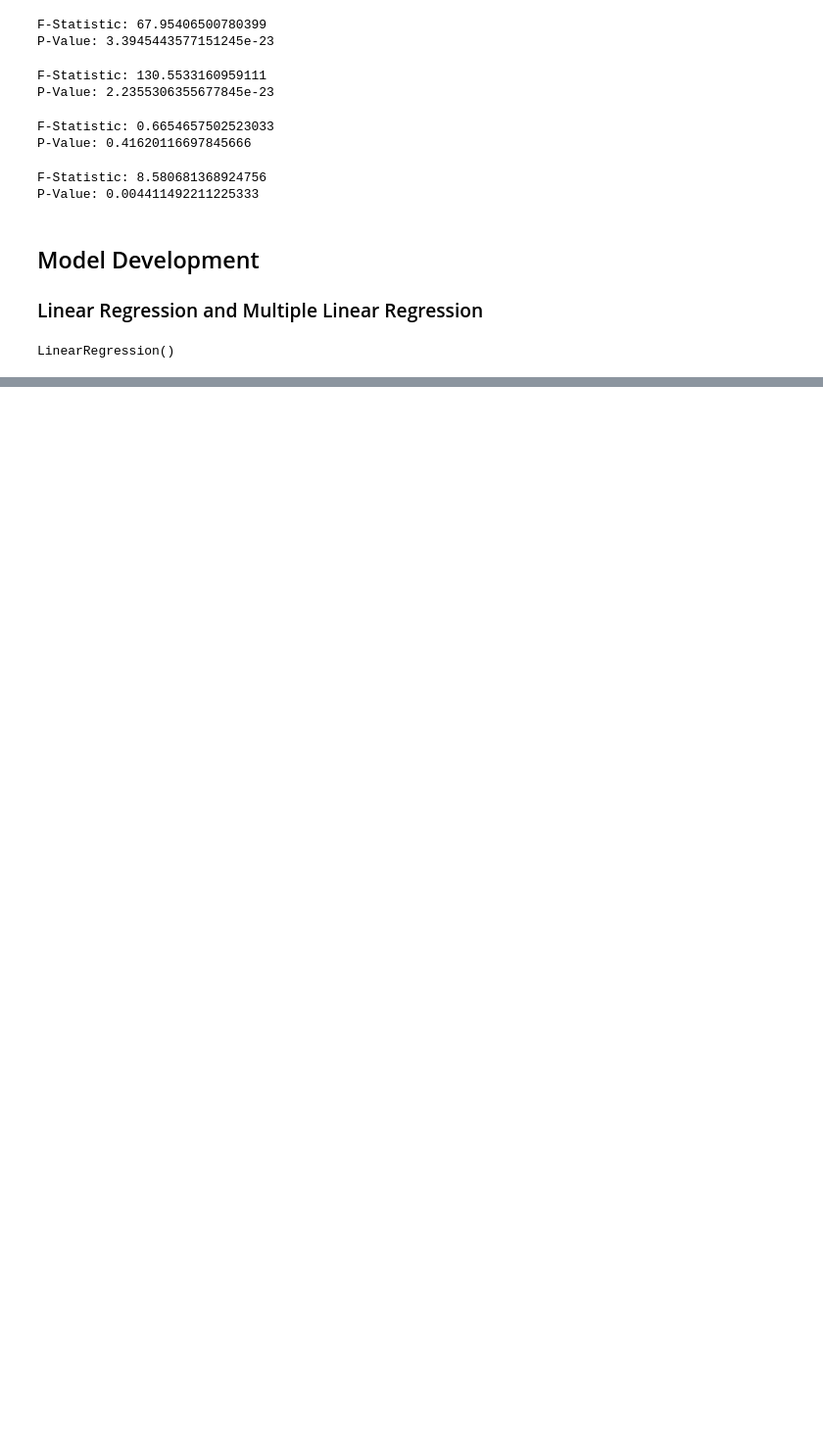
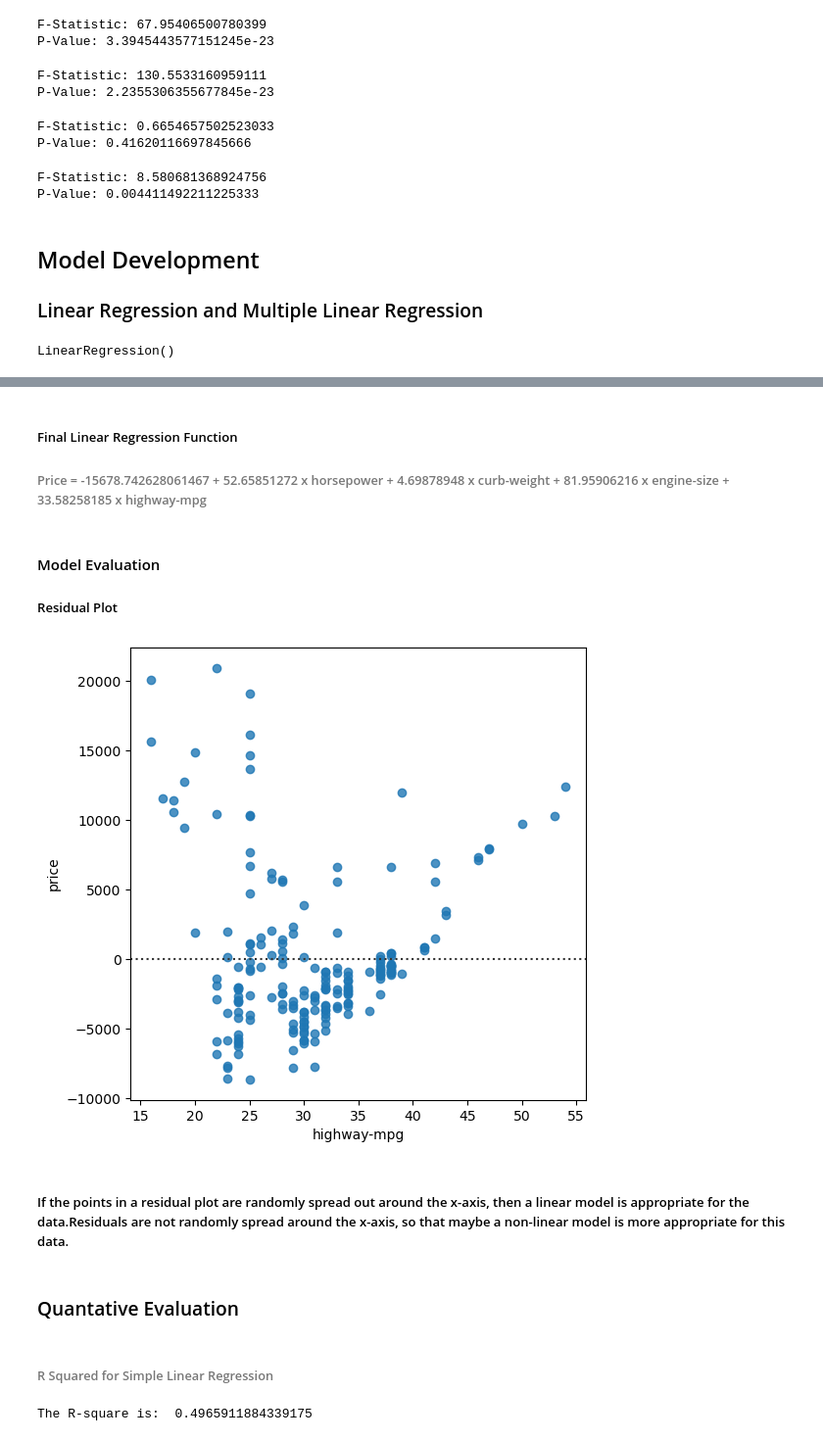
Before and after one commit to thanuja-vitha/PythonProjects, a Jupyter notebook: PredictUsedCarPrice.ipynb, the cells around one changed output, grey strips where cells are left out. Shown at 98% size. Saved outputs shown, nothing was run; the diff lists cells and outputs as text; code cells hidden in the pictures; blank space fills up the shorter version.

```diff
--- a/PredictUsedCarPrice.ipynb
+++ b/PredictUsedCarPrice.ipynb
@@ -478,0 +537,20 @@ Price = -7963.34 + 166.86 x engine-size
+# %% [markdown]
+##### Final Linear Regression  Function
+###### Price = -15678.742628061467 + 52.65851272 x horsepower + 4.69878948 x curb-weight + 81.95906216 x engine-size + 33.58258185 x highway-mpg
+# %% [markdown]
+#### Model Evaluation
+##### Residual Plot
+# %%
+width = 6
+height = 6
+plt.figure(figsize=(width, height))
+sns.residplot(x=df['highway-mpg'], y=df['price'])
+plt.show()
+# %% [output]
+[figure, added]
+# %% [markdown]
+#####  If the points in a residual plot are randomly spread out around the x-axis, then a linear model is appropriate for the data.Residuals are not randomly spread around the x-axis, so that  maybe a non-linear model is more appropriate for this data.
+# %% [markdown]
+### Quantative Evaluation
+# %% [markdown]
+###### R Squared for Simple Linear Regression
@@ -478,0 +560,7 @@ Price = -7963.34 + 166.86 x engine-size
+# %%
+#highway_mpg_fit
+lm.fit(X, Y)
+# Find the R^2
+print('The R-square is: ', lm.score(X, Y))
+# %% [output]
+The R-square is:  0.4965911884339175
```
Also changed, not shown: parts of 52 cells of this notebook.
